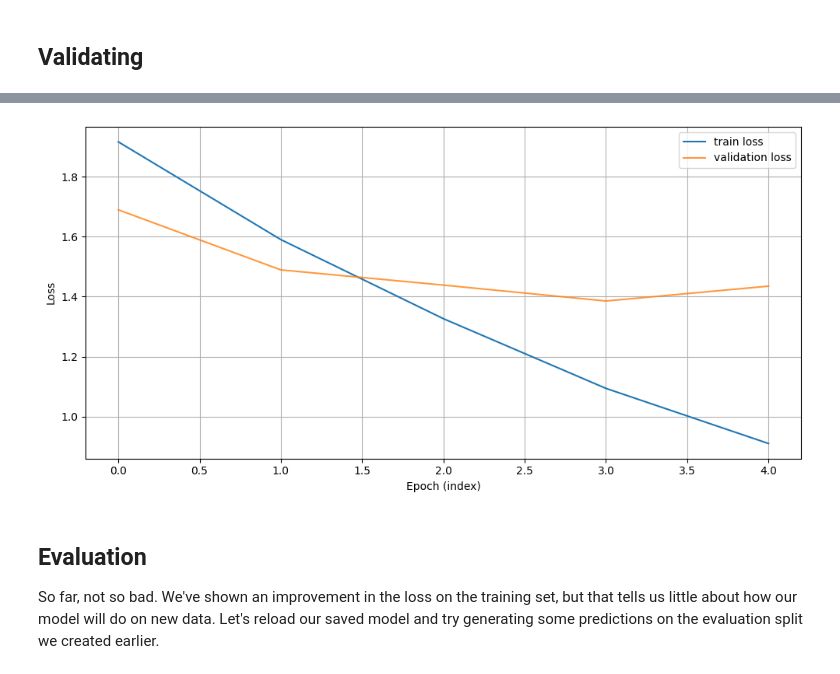
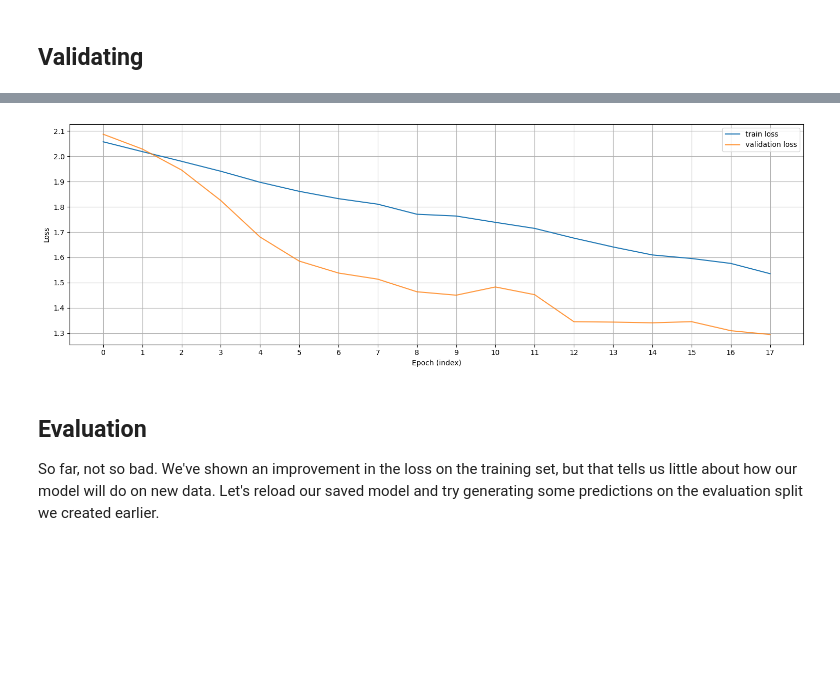
Before and after one commit to canonic-epicure/conservision, a Jupyter notebook: benchmark.ipynb, the cells around one changed output, grey strips where cells are left out. Saved outputs shown, nothing was run; the diff lists cells and outputs as text; code cells hidden in the pictures; blank space fills up the shorter version.

```diff
--- a/benchmark.ipynb
+++ b/benchmark.ipynb
@@ -525,7 +556,7 @@ from torchvision.models import ResNet50_Weights
 import glob
 import re
 
-if False:
+if True:
     files = glob.glob(f'./models/model_*.pth')
 
     pattern = re.compile(r"model_(\d+)\.pth$")
@@ -548,9 +579,12 @@ else:
 
     model.fc = nn.Sequential(
         nn.Linear(2048, 100),  # dense layer takes a 2048-dim input and outputs 100-dim
-        nn.ReLU(inplace=True),  # ReLU activation introduces non-linearity
+        nn.ReLU(),  # ReLU activation introduces non-linearity
         nn.Dropout(0.1),  # common technique to mitigate overfitting
-        nn.Linear(100, 8),  # final dense layer outputs 8-dim corresponding to our target classes
+        nn.Linear(100, 50),  # final dense layer outputs 8-dim corresponding to our target classes
+        nn.ReLU(),  # ReLU activation introduces non-linearity
+        nn.Dropout(0.1),  # common technique to mitigate overfitting
+        nn.Linear(50, 8),  # final dense layer outputs 8-dim corresponding to our target classes
     )
 
     model.tracking_loss = []
@@ -571,19 +607,19 @@ optimizer = optim.SGD(model.parameters(), lr=0.001, momentum=0.9)
 # %% [markdown]
 ## Training
 # %%
-num_epochs = 5
+num_epochs = 15
 
 from torch.utils.data import DataLoader
 
-T = 3.5
+T = 1.5
 
-batch_size = 128
+batch_size = 24
 
 train_dataset = ImagesDataset(x_train, y_train)
-train_dataloader = DataLoader(train_dataset, batch_size=batch_size, shuffle=True)
+train_dataloader = DataLoader(train_dataset, batch_size=batch_size, shuffle=True, num_workers=4)
 
-eval_dataset = ImagesDataset(x_eval, y_eval)
-eval_dataloader = DataLoader(eval_dataset, batch_size=batch_size)
+eval_dataset = ImagesDataset(x_eval, y_eval, learning=False)
+eval_dataloader = DataLoader(eval_dataset, batch_size=batch_size, num_workers=4)
 
 model.to(torch.device("cuda"))
 criterion.to(torch.device("cuda"))
@@ -596,16 +632,22 @@ for epoch in range(model.epoch, model.epoch + num_epochs):
 
     loss_acc = 0
 
+    cutmix = v2.CutMix(num_classes=len(species_labels))
+    mixup = v2.MixUp(num_classes=len(species_labels))
+    cutmix_or_mixup = v2.RandomChoice([cutmix, mixup])
+
     # iterate through the dataloader batches. tqdm keeps track of progress.
     for batch_n, batch in tqdm(enumerate(train_dataloader), total=len(train_dataloader)):
         # 1) zero out the parameter gradients so that gradients from previous batches are not used in this step
         optimizer.zero_grad()
 
+        images, labels = cutmix_or_mixup(batch["image"].to(torch.device("cuda")), batch["label"].to(torch.device("cuda")))
+
         # 2) run the forward step on this batch of images
-        outputs = model(batch["image"].to(torch.device("cuda")))
+        outputs = model(images)
 
         # 3) compute the loss
-        loss = criterion(outputs, batch["label"].to(torch.device("cuda")))
+        loss = criterion(outputs, labels)
         # let's keep track of the loss by epoch and batch
         # tracking_loss[(epoch, batch_n)] = loss.item()
 
@@ -675,16 +728,17 @@ tracking_loss, tracking_loss_val
 # %%
-fig, ax = plt.subplots(figsize=(10, 5))
+fig, ax = plt.subplots(figsize=(15, 5))
 epochs_train = list(range(len(tracking_loss)))
 epochs_val = list(range(len(tracking_loss_val)))
 ax.plot(epochs_train, tracking_loss, label="train loss")
 ax.plot(epochs_val, tracking_loss_val, label="validation loss", alpha=0.8)
 ax.set_xlabel("Epoch (index)")
 ax.set_ylabel("Loss")
 ax.legend(loc="best")
+ax.set_xticks(epochs_train)
 ax.grid(True)
 fig.tight_layout()
 # %% [output]
-[figure, old version]
+[figure, new version]
 # %% [markdown]
 ## Evaluation
 So far, not so bad. We've shown an improvement in the loss on the training set, but that tells us little about how our model will do on new data. Let's reload our saved model and try generating some predictions on the evaluation split we created earlier.
```
Also changed, not shown: parts of 18 cells of this notebook, 4 other files.
